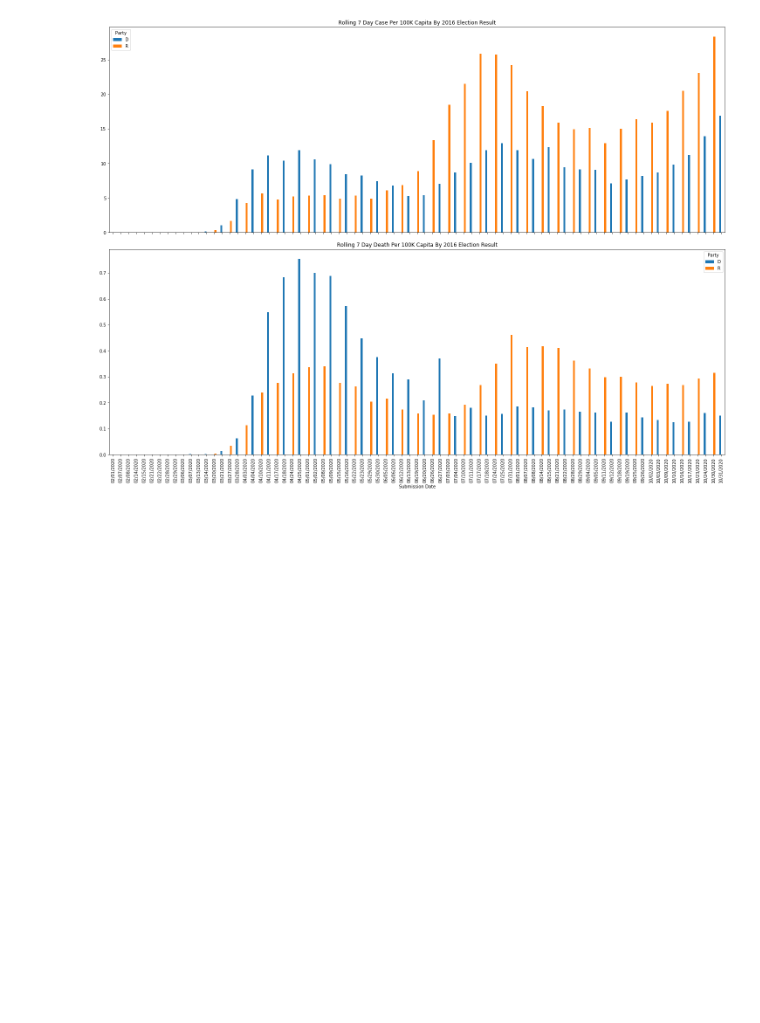
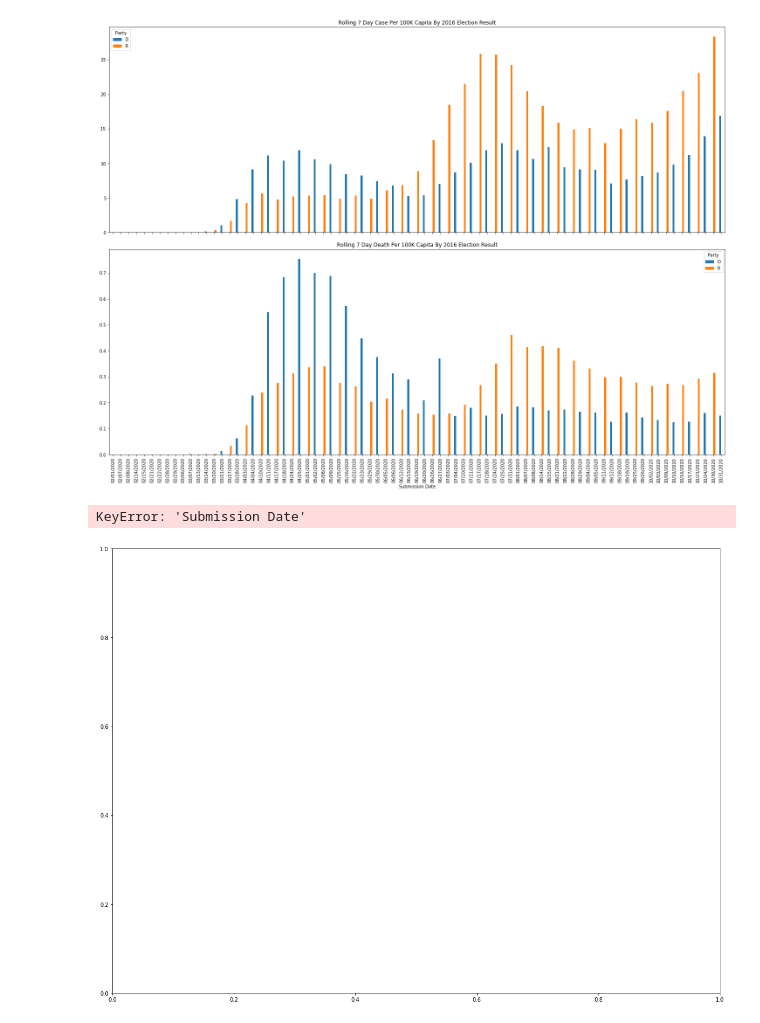
Before and after one commit to codesith/covid, a Jupyter notebook: notebook.ipynb, the cells around one changed output. Cells and saved outputs as stored; diff of their text form; code cells hidden in the pictures; blank space fills up the shorter version.

```diff
--- a/notebook.ipynb
+++ b/notebook.ipynb
@@ -150,3 +152,9 @@ rollingDeath.plot(ax=axes[1], kind="bar", title="Rolling 7 Day Death Per 100K Ca
 # %% [output]
 <matplotlib.axes._subplots.AxesSubplot at 0x...>
 [figure]
+# %%
+fig, ax = plt.subplots(figsize=(20, 15))
+rollingCase.plot(ax=ax, x="Submission Date", y="Rolling 7 Day Case Per 100K Capita", kind="scatter", title="Rolling 7 Day Case Per 100K Capita By 2016 Election Result")
+# %% [output]
+KeyError: 'Submission Date'
+[figure, added]
```
Also changed, not shown: parts of 3 cells of this notebook.
